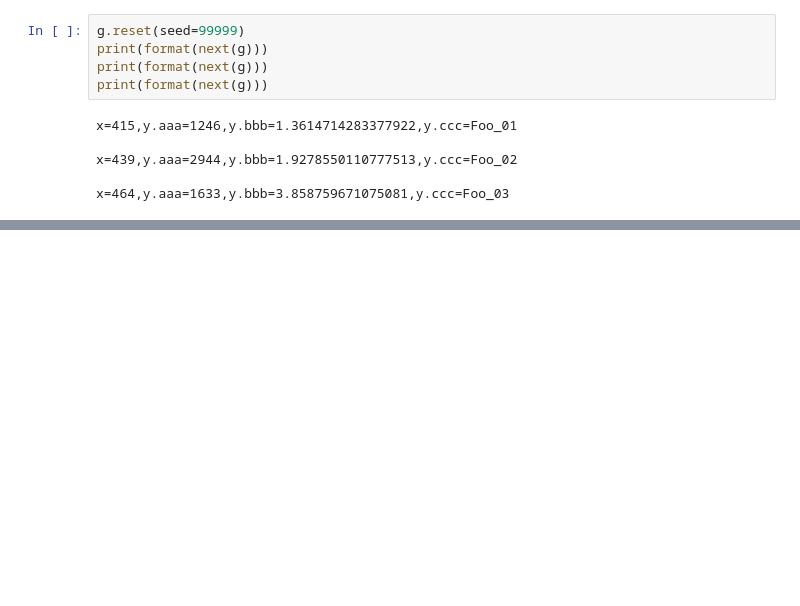
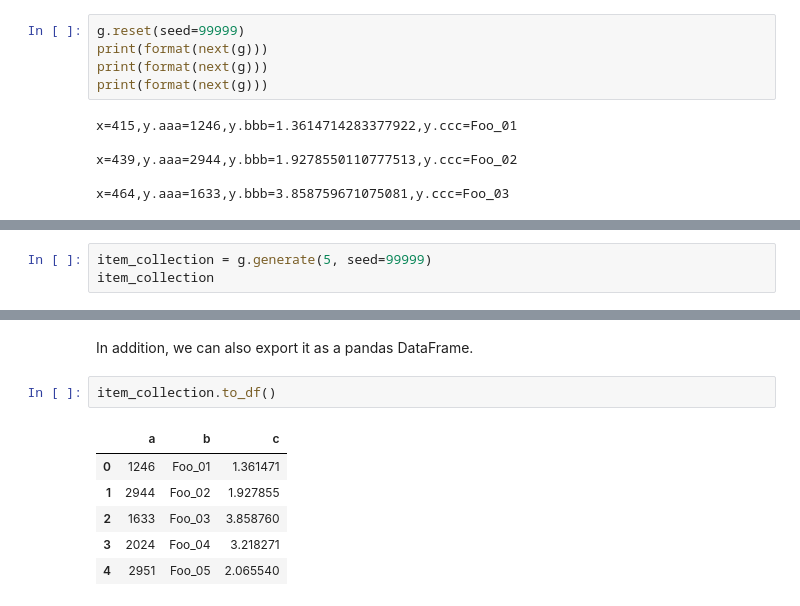
Before and after one commit to maxalbert/tohu, a Jupyter notebook: notebooks/High_level_tests_for_tohu_generators.ipynb, the cells around one changed output, grey strips where cells are left out. Saved outputs shown, nothing was run; the diff lists cells and outputs as text; blank space fills up the shorter version.

Commit message:
Add ItemCollection class to allow exporting items to different formats.

```diff
--- a/notebooks/High_level_tests_for_tohu_generators.ipynb
+++ b/notebooks/High_level_tests_for_tohu_generators.ipynb
@@ -528,0 +544,3 @@ x=464,y.aaa=1633,y.bbb=3.858759671075081,y.ccc=Foo_03
+# %%
+item_collection = g.generate(5, seed=99999)
+item_collection
@@ -528,0 +560,11 @@ x=464,y.aaa=1633,y.bbb=3.858759671075081,y.ccc=Foo_03
+# %% [markdown]
+In addition, we can also export it as a pandas DataFrame.
+# %%
+item_collection.to_df()
+# %% [output]
+|  | a | b | c |
+| 0 | 1246 | Foo_01 | 1.361471 |
+| 1 | 2944 | Foo_02 | 1.927855 |
+| 2 | 1633 | Foo_03 | 3.858760 |
+| 3 | 2024 | Foo_04 | 3.218271 |
+| 4 | 2951 | Foo_05 | 2.065540 |
```
Also changed, not shown: parts of 8 cells of this notebook, 1 other file.
